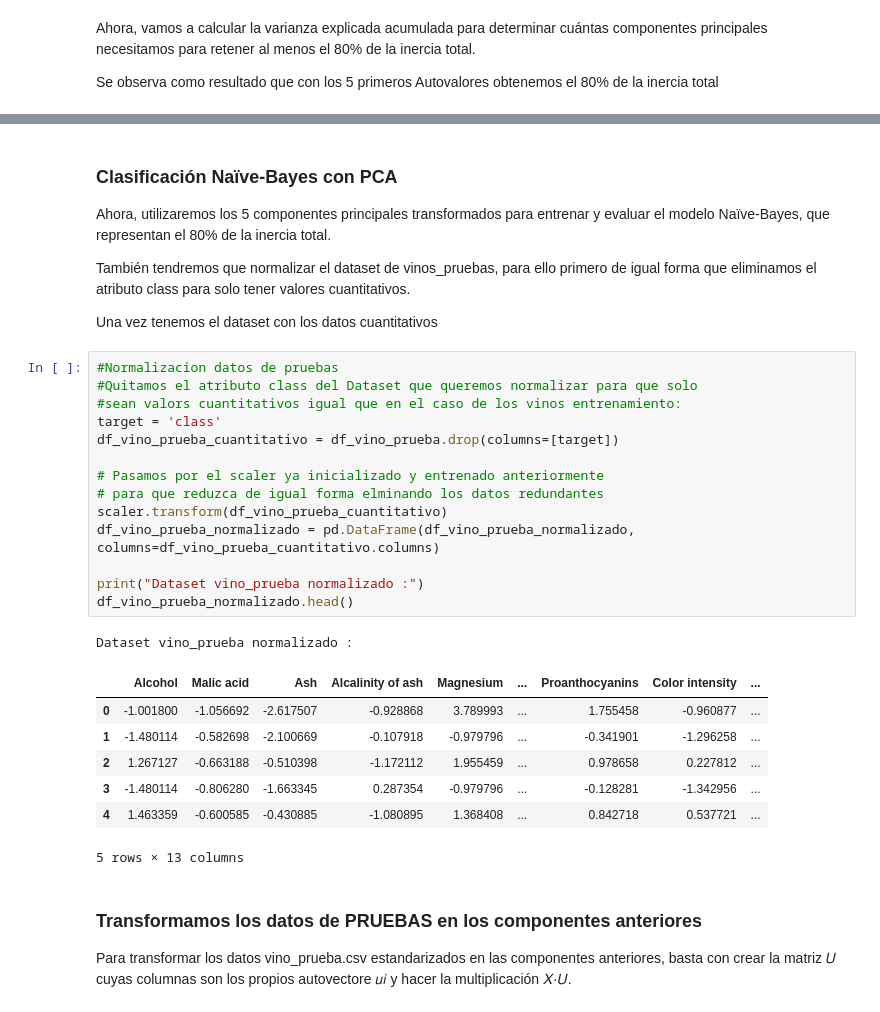
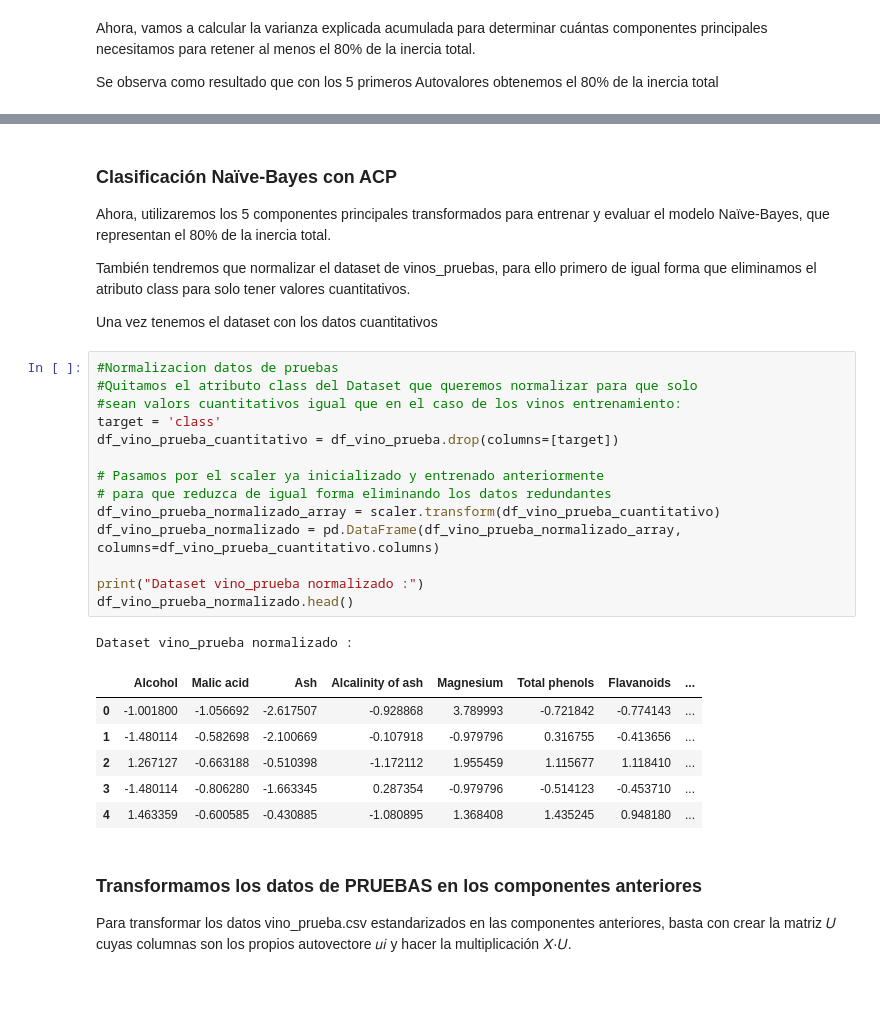
Before and after one commit to javierraneros-cell/Mineria_de_Datos-Actividad_Practica_UD3, a Jupyter notebook: Actividad_Práctica_UD3_Minería_de_Datos_e_IA_Corporativa.ipynb, the cells around one changed output, grey strips where cells are left out. Saved outputs shown, nothing was run; the diff lists cells and outputs as text.

```diff
--- a/Actividad_Práctica_UD3_Minería_de_Datos_e_IA_Corporativa.ipynb
+++ b/Actividad_Práctica_UD3_Minería_de_Datos_e_IA_Corporativa.ipynb
@@ -337,7 +337,7 @@ Autovalores (INERCIAS) - RATIO %:
 λ12 = 0.154 - 1.20%
 λ13 = 0.111 - 0.90%
 # %% [markdown]
-### **Clasificación Naïve-Bayes con PCA**
+### **Clasificación Naïve-Bayes con ACP**
 
 Ahora, utilizaremos los 5 componentes principales transformados para entrenar y evaluar el modelo Naïve-Bayes, que representan el 80% de la inercia total.
 
@@ -347,26 +347,25 @@ Una vez tenemos el dataset con los datos cuantitativos
 # %%
 #Normalizacion datos de pruebas
 #Quitamos el atributo class del Dataset que queremos normalizar para que solo
 #sean valors cuantitativos igual que en el caso de los vinos entrenamiento:
 target = 'class'
 df_vino_prueba_cuantitativo = df_vino_prueba.drop(columns=[target])
 
 # Pasamos por el scaler ya inicializado y entrenado anteriormente
-# para que reduzca de igual forma elminando los datos redundantes
-scaler.transform(df_vino_prueba_cuantitativo)
-df_vino_prueba_normalizado = pd.DataFrame(df_vino_prueba_normalizado, columns=df_vino_prueba_cuantitativo.columns)
+# para que reduzca de igual forma eliminando los datos redundantes
+df_vino_prueba_normalizado_array = scaler.transform(df_vino_prueba_cuantitativo)
+df_vino_prueba_normalizado = pd.DataFrame(df_vino_prueba_normalizado_array, columns=df_vino_prueba_cuantitativo.columns)
 
 print("Dataset vino_prueba normalizado :")
 df_vino_prueba_normalizado.head()
 # %% [output]
 Dataset vino_prueba normalizado :
-|  | Alcohol | Malic acid | Ash | Alcalinity of ash | Magnesium | ... | Proanthocyanins | Color intensity | ... |
-| 0 | -1.001800 | -1.056692 | -2.617507 | -0.928868 | 3.789993 | ... | 1.755458 | -0.960877 | ... |
-| 1 | -1.480114 | -0.582698 | -2.100669 | -0.107918 | -0.979796 | ... | -0.341901 | -1.296258 | ... |
-| 2 | 1.267127 | -0.663188 | -0.510398 | -1.172112 | 1.955459 | ... | 0.978658 | 0.227812 | ... |
-| 3 | -1.480114 | -0.806280 | -1.663345 | 0.287354 | -0.979796 | ... | -0.128281 | -1.342956 | ... |
-| 4 | 1.463359 | -0.600585 | -0.430885 | -1.080895 | 1.368408 | ... | 0.842718 | 0.537721 | ... |
+|  | Alcohol | Malic acid | Ash | Alcalinity of ash | Magnesium | Total phenols | Flavanoids | ... |
+| 0 | -1.001800 | -1.056692 | -2.617507 | -0.928868 | 3.789993 | -0.721842 | -0.774143 | ... |
+| 1 | -1.480114 | -0.582698 | -2.100669 | -0.107918 | -0.979796 | 0.316755 | -0.413656 | ... |
+| 2 | 1.267127 | -0.663188 | -0.510398 | -1.172112 | 1.955459 | 1.115677 | 1.118410 | ... |
+| 3 | -1.480114 | -0.806280 | -1.663345 | 0.287354 | -0.979796 | -0.514123 | -0.453710 | ... |
+| 4 | 1.463359 | -0.600585 | -0.430885 | -1.080895 | 1.368408 | 1.435245 | 0.948180 | ... |
-5 rows × 13 columns
 # %% [markdown]
 ### Transformamos los datos de PRUEBAS en los componentes anteriores
 
```
Also changed, not shown: parts of 7 cells of this notebook.
